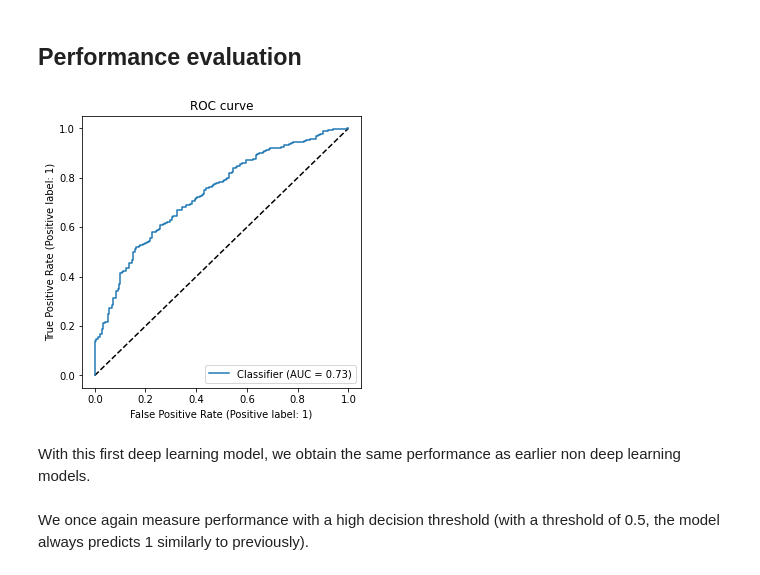
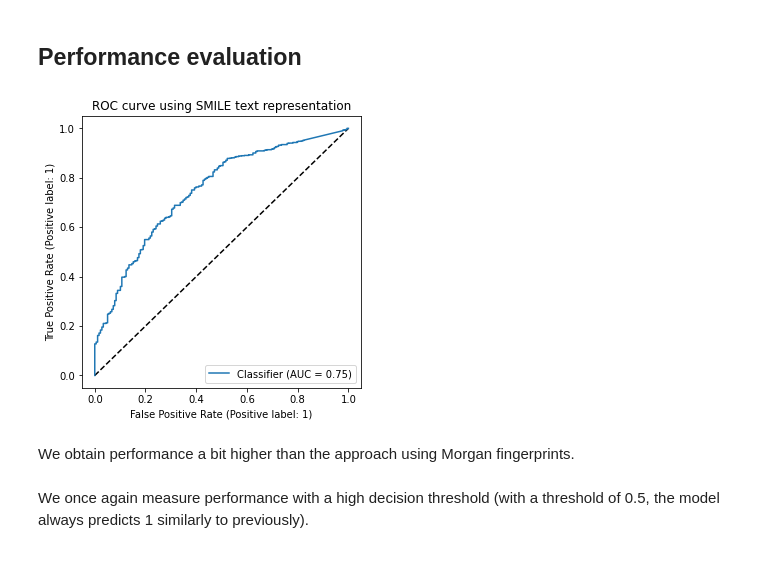
Before and after one commit to yannick-lc/test-servier, a Jupyter notebook: notebooks/3 - Model 2 - SMILE text representations.ipynb, the cells around one changed output. Cells and saved outputs as stored; diff of their text form; code cells hidden in the pictures.

```diff
--- a/notebooks/3 - Model 2 - SMILE text representations.ipynb
+++ b/notebooks/3 - Model 2 - SMILE text representations.ipynb
@@ -160,13 +165,13 @@ Note: the validation loss and AUC tended to increase if training continued for m
 predicted_proba = model.predict_proba(X_test)
 # %%
 fig = plt.figure(figsize=(5,5))
-plt.plot([0,1], [0,1], "--k");plt.title("ROC curve")
+plt.plot([0,1], [0,1], "--k");plt.title("ROC curve using SMILE text representation")
 RocCurveDisplay.from_predictions(y_test, predicted_proba, ax=fig.axes[0])
 plt.show()
 # %% [output]
-[figure, old version]
+[figure, new version]
 # %% [markdown]
-With this first deep learning model, we obtain the same performance as earlier non deep learning models.
+We obtain performance a bit higher than the approach using Morgan fingerprints.
 # %% [markdown]
 We once again measure performance with a high decision threshold (with a threshold of 0.5, the model always predicts 1 similarly to previously).
 # %%
```
Also changed, not shown: parts of 8 cells of this notebook, 16 other files.
